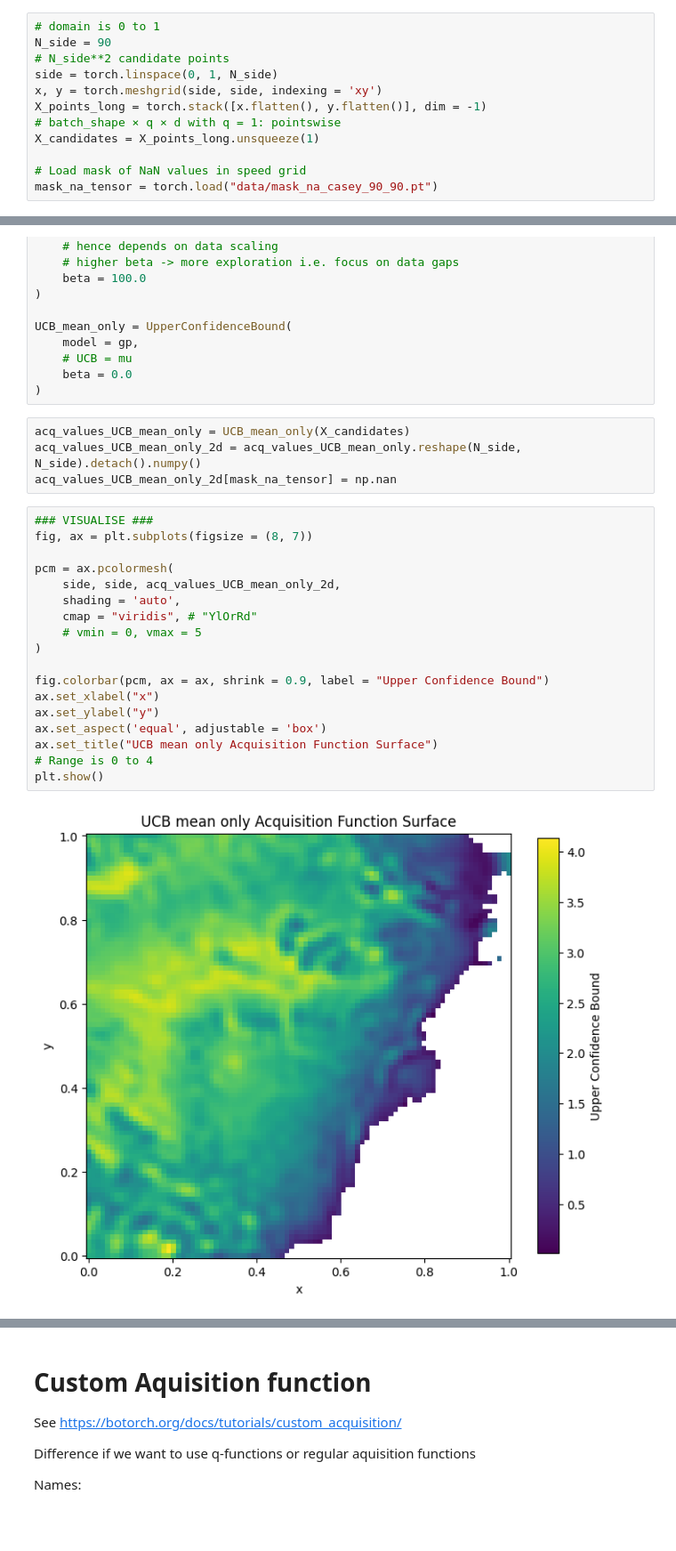
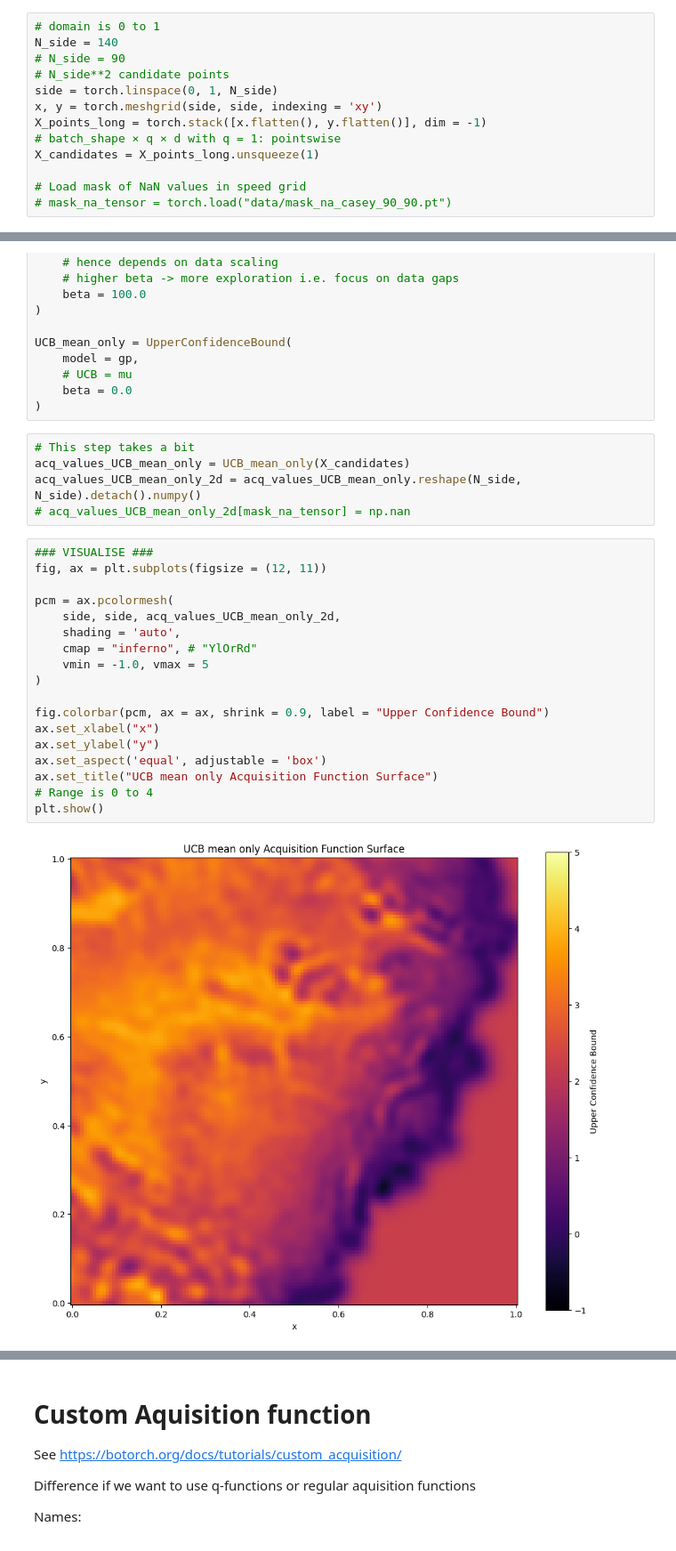
Before and after one commit to kimbente/BO4AIS, a Jupyter notebook: develop_bo.ipynb, the cells around one changed output, grey strips where cells are left out. Shown at 89% size. Saved outputs shown, nothing was run; the diff lists cells and outputs as text.

```diff
--- a/develop_bo.ipynb
+++ b/develop_bo.ipynb
@@ -313,7 +320,8 @@ lengthscale in km = tensor([[35.0000, 35.2598]])
 ## Candidate locations for AQF vis
 # %%
 # domain is 0 to 1
-N_side = 90
+N_side = 140
+# N_side = 90
 # N_side**2 candidate points
 side = torch.linspace(0, 1, N_side)
 x, y = torch.meshgrid(side, side, indexing = 'xy')
@@ -322,7 +330,7 @@ X_points_long = torch.stack([x.flatten(), y.flatten()], dim = -1)
 X_candidates = X_points_long.unsqueeze(1)
 
 # Load mask of NaN values in speed grid
-mask_na_tensor = torch.load("data/mask_na_casey_90_90.pt")
+# mask_na_tensor = torch.load("data/mask_na_casey_90_90.pt")
 # %% [markdown]
 # Initialise UBC aquisition function
 
@@ -350,29 +358,30 @@ UCB_mean_only = UpperConfidenceBound(
     beta = 0.0
 )
 # %%
+# This step takes a bit
 acq_values_UCB_mean_only = UCB_mean_only(X_candidates)
 acq_values_UCB_mean_only_2d = acq_values_UCB_mean_only.reshape(N_side, N_side).detach().numpy()
-acq_values_UCB_mean_only_2d[mask_na_tensor] = np.nan
+# acq_values_UCB_mean_only_2d[mask_na_tensor] = np.nan
 # %%
 ### VISUALISE ###
-fig, ax = plt.subplots(figsize = (8, 7))
+fig, ax = plt.subplots(figsize = (12, 11))
 
 pcm = ax.pcolormesh(
     side, side, acq_values_UCB_mean_only_2d,
     shading = 'auto',
-    cmap = "viridis", # "YlOrRd"
-    # vmin = 0, vmax = 5
+    cmap = "inferno", # "YlOrRd"
+    vmin = -1.0, vmax = 5
 )
 
 fig.colorbar(pcm, ax = ax, shrink = 0.9, label = "Upper Confidence Bound")
 ax.set_xlabel("x")
 ax.set_ylabel("y")
 ax.set_aspect('equal', adjustable = 'box')
 ax.set_title("UCB mean only Acquisition Function Surface")
 # Range is 0 to 4
 plt.show()
 # %% [output]
-[figure, old version]
+[figure, new version]
 # %%
 acq_values_UCB = UCB(X_candidates)
 acq_values_UCB_2d = acq_values_UCB.reshape(N_side, N_side).detach().numpy()
```
Also changed, not shown: parts of 13 cells of this notebook, 12 other files.
